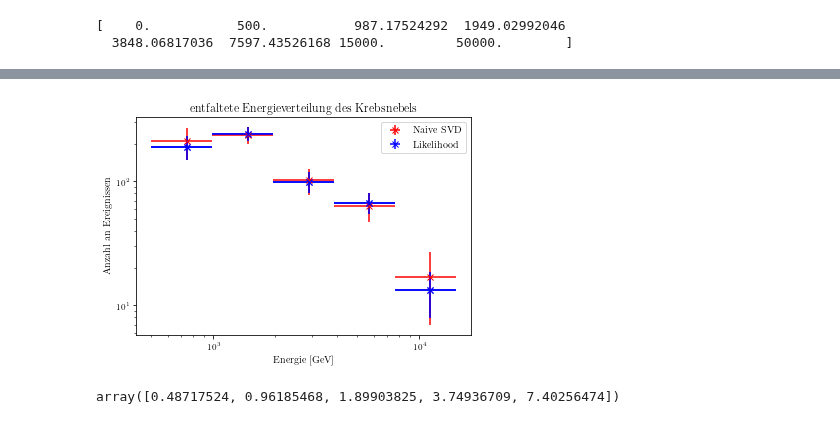
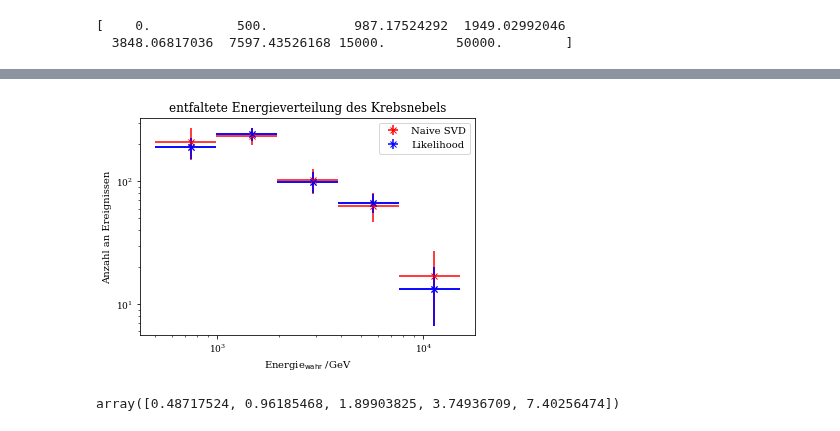
Before and after one commit to Ninilini/FP_Teilchen, a Jupyter notebook: FACT/plots/data_reading.ipynb, the cells around one changed output, grey strips where cells are left out. Cells and saved outputs as stored; diff of their text form; code cells hidden in the pictures.

```diff
--- a/FACT/plots/data_reading.ipynb
+++ b/FACT/plots/data_reading.ipynb
@@ -341,23 +341,23 @@ print(std_devs)
 # %%
 plt.errorbar(xpos, fLike_plot, xerr=xerr, yerr = std_devs, fmt='bx')
 plt.xscale('log')
 plt.yscale('log')
-plt.xlabel('Energie [GeV]')
+plt.xlabel('Energie$_\mathrm{wahr} /GeV')
 plt.ylabel('Anzahl an Ereignissen')
 plt.title('entfaltete Energieverteilung des Krebsnebels')
 plt.savefig('Entfaltung_2.pdf')
 
 plt.errorbar(xpos, fNSVD, xerr=xerr, yerr=[x.std_dev for x in fNSVD_unc], fmt='rx', label='Naive SVD')
 plt.errorbar(xpos, fLike_plot, xerr=xerr, yerr = std_devs, fmt='bx', label='Likelihood')
 plt.xscale('log')
 plt.yscale('log')
-plt.xlabel('Energie [GeV]')
+plt.xlabel('Energie$_\mathrm{wahr}$ /GeV')
 plt.ylabel('Anzahl an Ereignissen')
 plt.title('entfaltete Energieverteilung des Krebsnebels')
 plt.legend()
 plt.savefig('Entfaltung_VGL.pdf')
 # %% [output]
-[figure, old version]
+[figure, new version]
 # %%
 def fluss(f, A, dE, t):
     return f/(A*dE*t)
```
Also changed, not shown: parts of 11 cells of this notebook.
